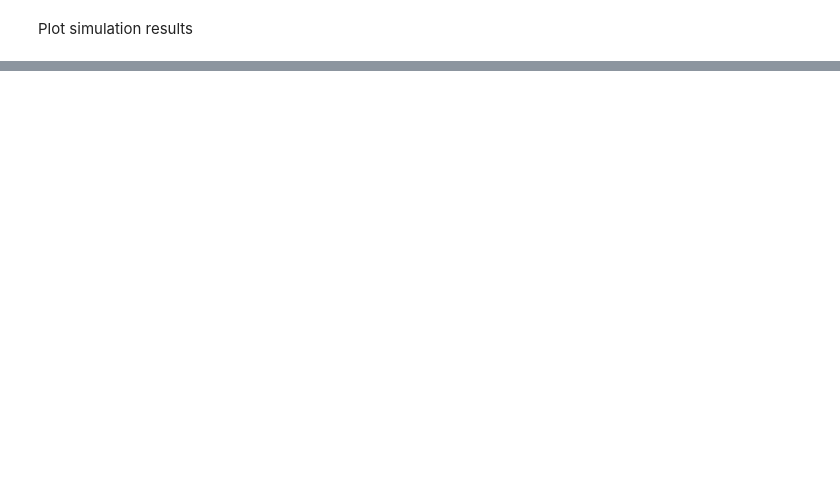
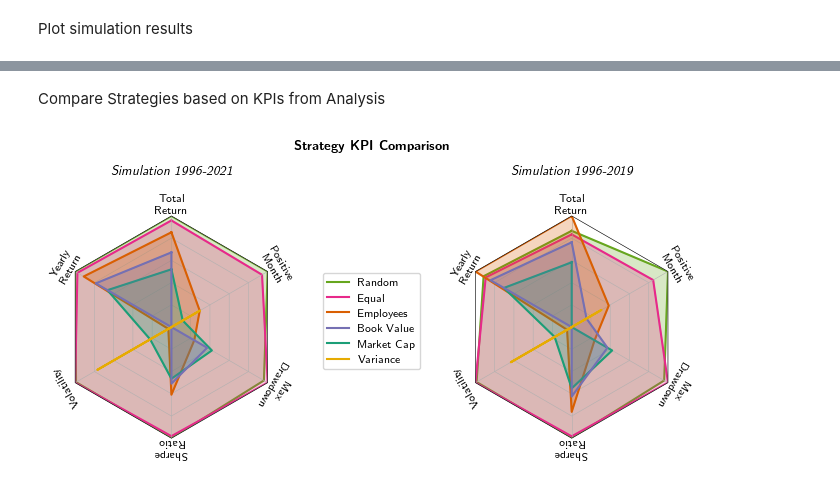
Before and after one commit to Mov0/FDS_Smart_Betas, a Jupyter notebook: 4_Figures.ipynb, the cells around one changed output, grey strips where cells are left out. Drawn from its saved outputs; the diff is of its cells as text; code cells hidden in the pictures; blank space fills up the shorter version.

```diff
--- a/4_Figures.ipynb
+++ b/4_Figures.ipynb
@@ -195,0 +204,2 @@ plt.savefig('Figures/Results.pdf', pad_inches = .1, bbox_inches = 'tight')
+# %% [markdown]
+Compare Strategies based on KPIs from Analysis
@@ -195,0 +318,72 @@ plt.savefig('Figures/Results.pdf', pad_inches = .1, bbox_inches = 'tight')
+# %%
+df_analysis2019 = pd.read_pickle("UsableData/Analysis2019.pkl")
+df_analysis2019["Volatility"] = -df_analysis2019["Volatility"]
+for kpi in df_analysis2019.columns:
+    # df_analysis2019[kpi] -= np.min(df_analysis2019[kpi])
+    # df_analysis2019[kpi] = df_analysis2019[kpi]/np.max(df_analysis2019[kpi]) * 10
+    df_analysis2019[kpi] = minmax_scale(df_analysis2019[kpi]) * 5
+    # df_analysis2019[kpi] = stats.rankdata(df_analysis2019[kpi])
+    # Sort dataframe so that strategies with high total score and therefore much area are drawn first
+df_analysis2019 = df_analysis2019.T
+df_analysis2019.loc["Total"] = df_analysis2019.sum()
+df_analysis2019 = df_analysis2019.sort_values(by=["Total"], ascending=False, axis=1)
+df_analysis2019.drop(["Total"], inplace=True)
+# %%
+N = len(df_analysis.index)
+theta = radar_factory(N, frame='polygon')
+# atr = {"Random": [colors[2], 0], "Equal": [colors[4], 1], "Employees": [colors[6], 2], "Market Cap": [colors[8], 3], "Book Value": [colors[0], 4], "Variance": [colors[12], 5]}
+atr = {"Random": [colors[4], 0], "Equal": [colors[3], 1], "Employees": [colors[1], 2], "Market Cap": [colors[0], 3], "Book Value": [colors[2], 4], "Variance": [colors[5], 5]}
+spoke_labels = ['Total\nReturn', 'Yearly\nReturn', 'Volatility', 'Sharpe\nRatio', 'Max\nDrawdown', 'Positive\nMonth']
+
+fig, axes = plt.subplots(figsize=(fig_width, fig_height), subplot_kw=dict(projection='radar'), nrows=1, ncols=2)
+fig.subplots_adjust(left=0, right=1, wspace=0.8)
+
+ax1 = axes[0]
+ax2 = axes[1]
+
+# Up to 2021
+ax1.set_rgrids(np.linspace(start=1, stop=5, num=5))
+ax1.set_yticklabels([])
+ax1.set_title("\\textit{Simulation 1996-2021}", ha='center', pad=30)
+for strategy in df_analysis.columns:
+    line = ax1.plot(theta, df_analysis[strategy].values.tolist(), label=strategy, color=atr[strategy][0], linewidth=1.5, zorder=atr[strategy][1])
+    ax1.fill(theta, df_analysis[strategy].values.tolist(), alpha=0.25, color=atr[strategy][0], zorder=atr[strategy][1])
+ax1.set_varlabels(spoke_labels)
+# Rotate Labels
+ax1.xaxis.set_tick_params(pad=1)
+thetatick_locs = np.linspace(0, 360, 6, endpoint=False)
+for label, angle in zip(ax1.get_xticklabels(), thetatick_locs):
+    x,y = label.get_position()
+    lab = ax1.text(x,y, label.get_text(), transform=label.get_transform(),
+                  ha=label.get_ha(), va=label.get_va())
+    lab.set_rotation(angle)
+ax1.set_xticklabels([])
+ax1.set_ylim([0, 5])
+
+# Up to 2019
+ax2.set_rgrids(np.linspace(start=1, stop=5, num=5))
+ax2.set_yticklabels([])
+ax2.set_title("\\textit{Simulation 1996-2019}", ha='center', pad=30)
+
+for strategy in df_analysis2019.columns:
+    line = ax2.plot(theta, df_analysis2019[strategy].values.tolist(), label=strategy, color=atr[strategy][0], linewidth=1.5, zorder=atr[strategy][1])
+    ax2.fill(theta, df_analysis2019[strategy].values.tolist(), alpha=0.25, color=atr[strategy][0], zorder=atr[strategy][1])
+ax2.set_varlabels(spoke_labels)
+# Rotate Labels
+ax2.xaxis.set_tick_params(pad=1)
+thetatick_locs = np.linspace(0, 360, 6, endpoint=False)
+for label, angle in zip(ax2.get_xticklabels(), thetatick_locs):
+    x,y = label.get_position()
+    lab = ax2.text(x,y, label.get_text(), transform=label.get_transform(),
+                  ha=label.get_ha(), va=label.get_va())
+    lab.set_rotation(angle)
+ax2.set_xticklabels([])
+ax2.set_ylim([0, 5])
+
+handles, labels = plt.gca().get_legend_handles_labels()
+fig.legend(handles, labels, loc="center", bbox_to_anchor=[0.5, 0.51])
+fig.suptitle("\\textbf{Strategy KPI Comparison}")
+plt.savefig('Figures/Analysis.png', pad_inches = .1, bbox_inches = "tight", dpi=DPI)
+plt.savefig('Figures/Analysis.pdf', pad_inches = .1, bbox_inches = "tight")
+# %% [output]
+[figure, added]
```
Also changed, not shown: parts of 7 cells of this notebook, 12 other files.
